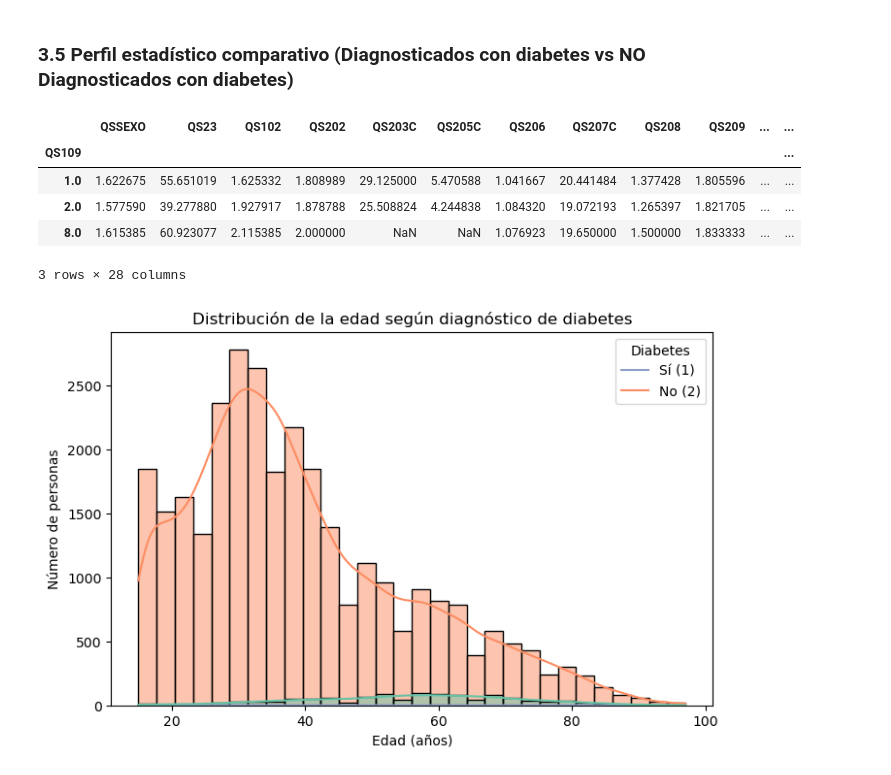
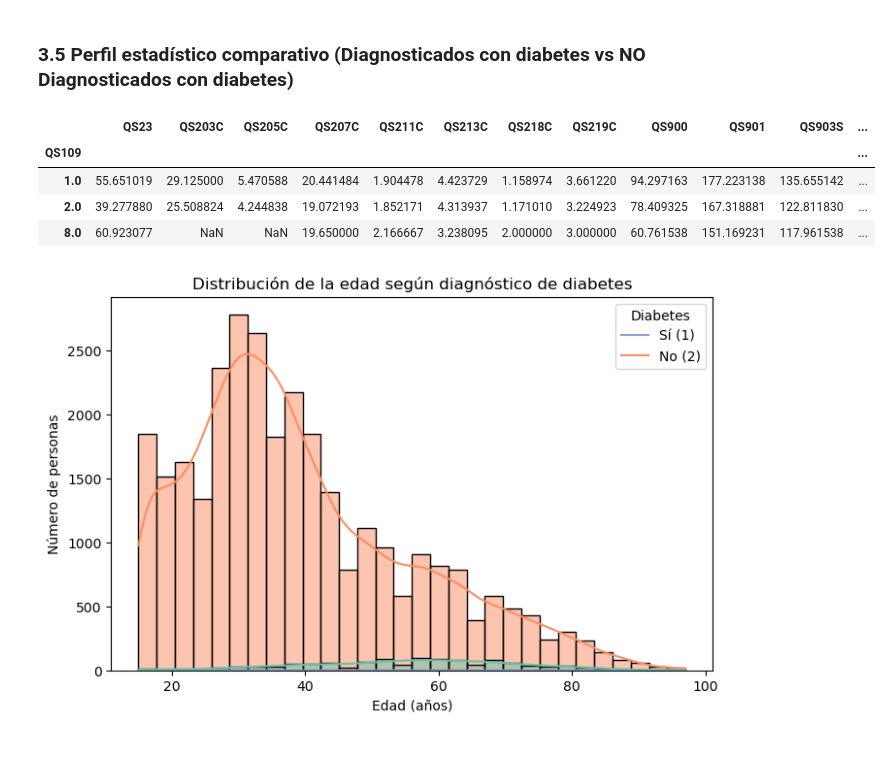
Before and after one commit to PieroLan/proyecto-data-mineria, a Jupyter notebook: notebooks/proyecto-grupal/procesamiento_data_diabetes.ipynb, the cells around one changed output. Drawn from its saved outputs; the diff is of its cells as text; code cells hidden in the pictures.

```diff
--- a/notebooks/proyecto-grupal/procesamiento_data_diabetes.ipynb
+++ b/notebooks/proyecto-grupal/procesamiento_data_diabetes.ipynb
@@ -66,9 +68,10 @@ data.shape: (34018, 258)
 # %%
 # Crear nuevo dataframe con solo las columnas seleccionadas
-data = datos[['QSSEXO', 'QS23', 'QS102', 'QS109', 'QS202', 'QS203U', 'QS203C',
-              'QS205C', 'QS206', 'QS207C', 'QS208', 'QS209', 'QS211C', 'QS213C',
-              'QS215C', 'QS217C', 'QS219C', 'QS200', 'QS201', 'QS304', 'QS500',
-              'QS900', 'QS901', 'QS902', 'QS903S', 'QS903D', 'QS905S', 'QS905D',
+data = datos[['QSSEXO', 'QS23', 'QS102', 'QS109', 'QS202', 'QS203C',
+              'QS205C', 'QS206', 'QS207C', 'QS208', 'QS209','QS210',
+              'QS212A','QS212G', 'QS211C', 'QS213C',
+              'QS218C', 'QS219C', 'QS200', 'QS201', 'QS304', 'QS500',
+              'QS900', 'QS901', 'QS903S', 'QS903D', 'QS905S', 'QS905D',
               'QS907']]
 # %%
 # Resumen general
@@ -373,9 +436,16 @@ Perímetro abdominal min/max: 55.0 999.9
 # %%
 # Distribución de diabetes
-data['DIABETES'] = data['QS109'].map({1: "Sí", 2: "No"})
-sns.countplot(x='DIABETES', hue='DIABETES', data=data, palette='Set2', legend=False)
+data.loc[:, 'DIABETES'] = data['QS109'].map({1: "Sí", 2: "No", 8: "No se sabe"})
+
+ax = sns.countplot(x='DIABETES', hue='DIABETES', data=data, palette='Set2', legend=False)
+
 plt.title("Distribución de la variable objetivo (Diabetes)")
 plt.xlabel("Diagnóstico de diabetes")
 plt.ylabel("Número de personas")
+
+# Agregar etiquetas con el valor exacto sobre cada barra
+for container in ax.containers:
+    ax.bar_label(container, fmt='%d', label_type='edge', fontsize=10)
+
 plt.show()
 # %% [output]
@@ -438,15 +505,20 @@ Número de registros sospechosos (fuera de rangos clínicos): 849
 # %% [markdown]
 ### 3.5 Perfil estadístico comparativo (Diagnosticados con diabetes vs NO Diagnosticados con diabetes)
 # %%
-# Medias comparativas numéricas
-data.groupby('QS109').mean(numeric_only=True)
+# Medias comparativas numéricas (solo variables seleccionadas)
+cols = [
+    'QS23', 'QS203C', 'QS205C', 'QS207C', 'QS211C',
+    'QS213C', 'QS218C', 'QS219C', 'QS900', 'QS901',
+    'QS903S', 'QS903D', 'QS905S', 'QS905D', 'QS907'
+]
+
+data.groupby('QS109')[cols].mean(numeric_only=True)
 # %% [output]
-|  | QSSEXO | QS23 | QS102 | QS202 | QS203C | QS205C | QS206 | QS207C | QS208 | QS209 | ... | ... |
+|  | QS23 | QS203C | QS205C | QS207C | QS211C | QS213C | QS218C | QS219C | QS900 | QS901 | QS903S | ... |
 | QS109 |  |  |  |  |  |  |  |  |  |  |  | ... |
-| 1.0 | 1.622675 | 55.651019 | 1.625332 | 1.808989 | 29.125000 | 5.470588 | 1.041667 | 20.441484 | 1.377428 | 1.805596 | ... | ... |
-| 2.0 | 1.577590 | 39.277880 | 1.927917 | 1.878788 | 25.508824 | 4.244838 | 1.084320 | 19.072193 | 1.265397 | 1.821705 | ... | ... |
-| 8.0 | 1.615385 | 60.923077 | 2.115385 | 2.000000 | NaN | NaN | 1.076923 | 19.650000 | 1.500000 | 1.833333 | ... | ... |
+| 1.0 | 55.651019 | 29.125000 | 5.470588 | 20.441484 | 1.904478 | 4.423729 | 1.158974 | 3.661220 | 94.297163 | 177.223138 | 135.655142 | ... |
+| 2.0 | 39.277880 | 25.508824 | 4.244838 | 19.072193 | 1.852171 | 4.313937 | 1.171010 | 3.224923 | 78.409325 | 167.318881 | 122.811830 | ... |
+| 8.0 | 60.923077 | NaN | NaN | 19.650000 | 2.166667 | 3.238095 | 2.000000 | 3.000000 | 60.761538 | 151.169231 | 117.961538 | ... |
-3 rows × 28 columns
 # %%
 # Comparación gráfica de variables numéricas
 plt.figure(figsize=(8,5))
```
Also changed, not shown: parts of 21 cells of this notebook, 3 other files.
